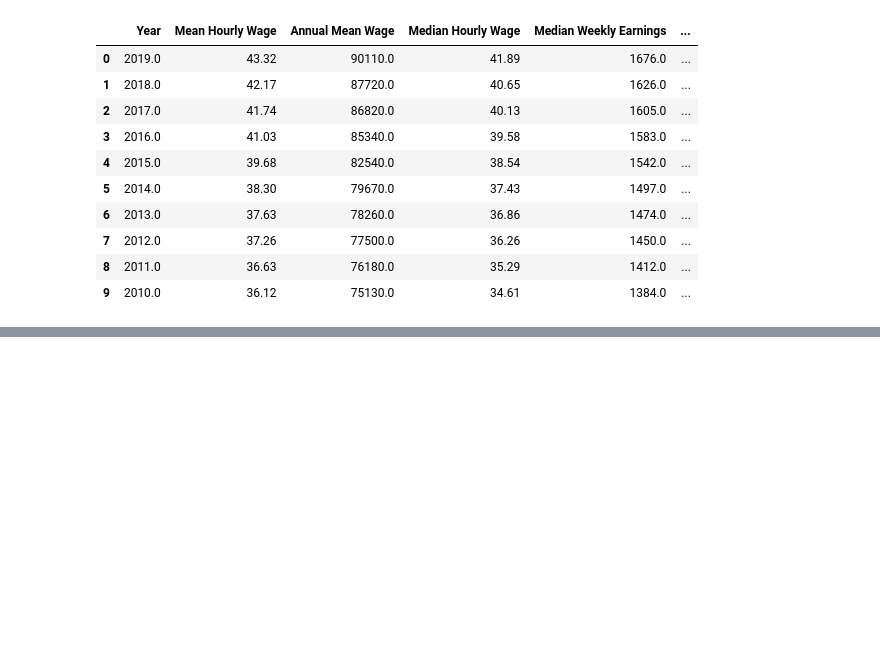
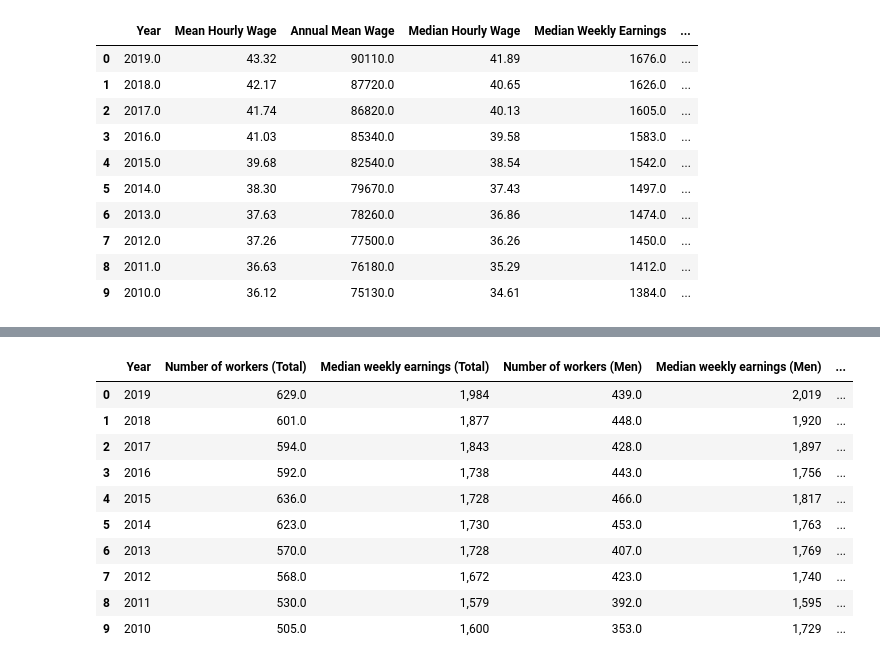
Before and after one commit to vgnenov/OnTheUpAndUp, a Jupyter notebook: cleaning.ipynb, the cells around one changed output, grey strips where cells are left out. Cells and saved outputs as stored; diff of their text form; code cells hidden in the pictures; blank space fills up the shorter version.

```diff
--- a/cleaning.ipynb
+++ b/cleaning.ipynb
@@ -61,0 +78,16 @@ reduced_mean_salary.to_csv("Cleaned_Illinois_Mean_Salary.csv", encoding="utf-8",
+# %%
+nan_value = float("NaN")
+ind_gen_gap.replace("", nan_value, inplace = False)
+ind_gen_gap.head(10)
+# %% [output]
+|  | Year | Number of workers (Total) | Median weekly earnings (Total) | Number of workers (Men) | Median weekly earnings (Men) | ... |
+| 0 | 2019 | 629.0 | 1,984 | 439.0 | 2,019 | ... |
+| 1 | 2018 | 601.0 | 1,877 | 448.0 | 1,920 | ... |
+| 2 | 2017 | 594.0 | 1,843 | 428.0 | 1,897 | ... |
+| 3 | 2016 | 592.0 | 1,738 | 443.0 | 1,756 | ... |
+| 4 | 2015 | 636.0 | 1,728 | 466.0 | 1,817 | ... |
+| 5 | 2014 | 623.0 | 1,730 | 453.0 | 1,763 | ... |
+| 6 | 2013 | 570.0 | 1,728 | 407.0 | 1,769 | ... |
+| 7 | 2012 | 568.0 | 1,672 | 423.0 | 1,740 | ... |
+| 8 | 2011 | 530.0 | 1,579 | 392.0 | 1,595 | ... |
+| 9 | 2010 | 505.0 | 1,600 | 353.0 | 1,729 | ... |
```
Also changed, not shown: parts of 3 cells of this notebook, 3 other files.
